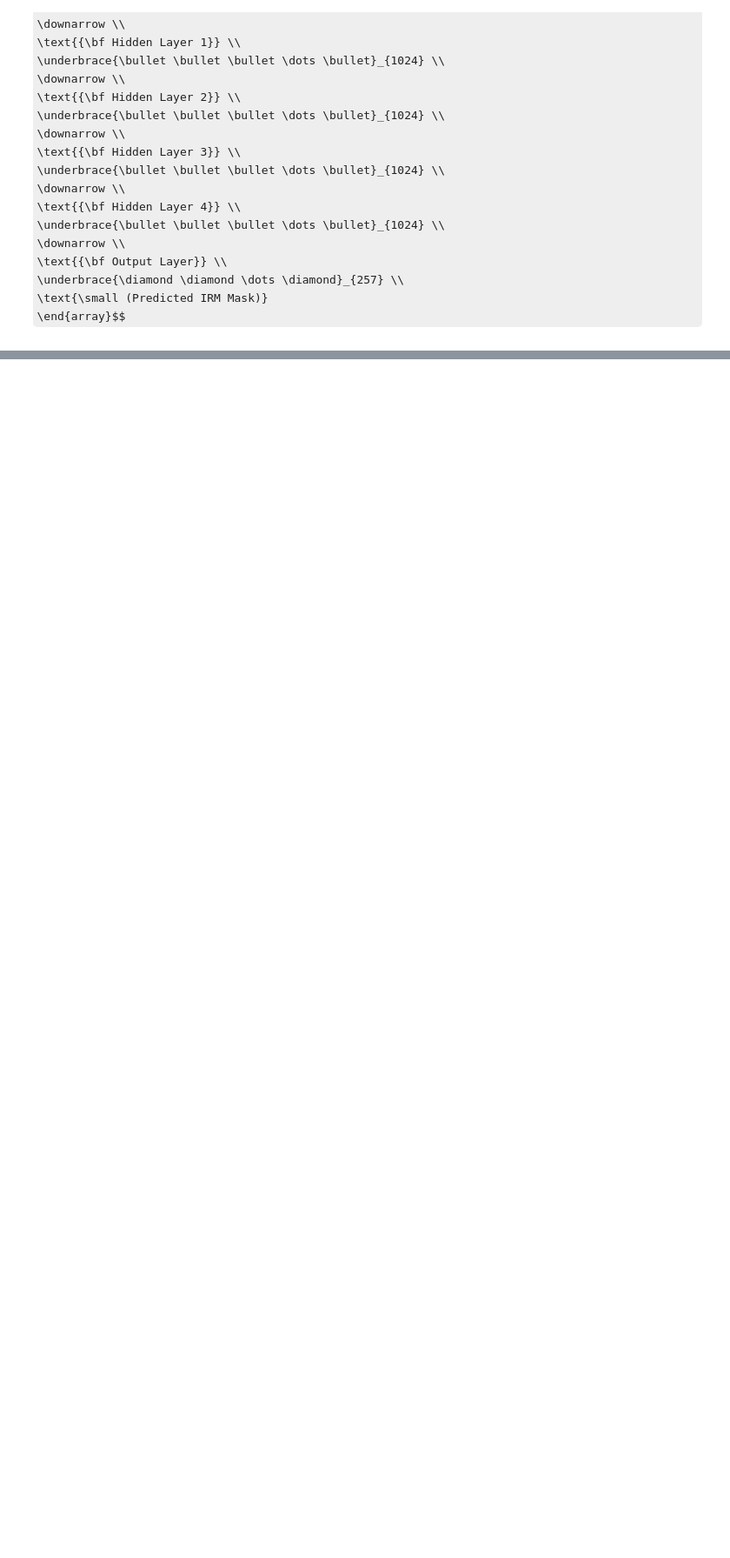
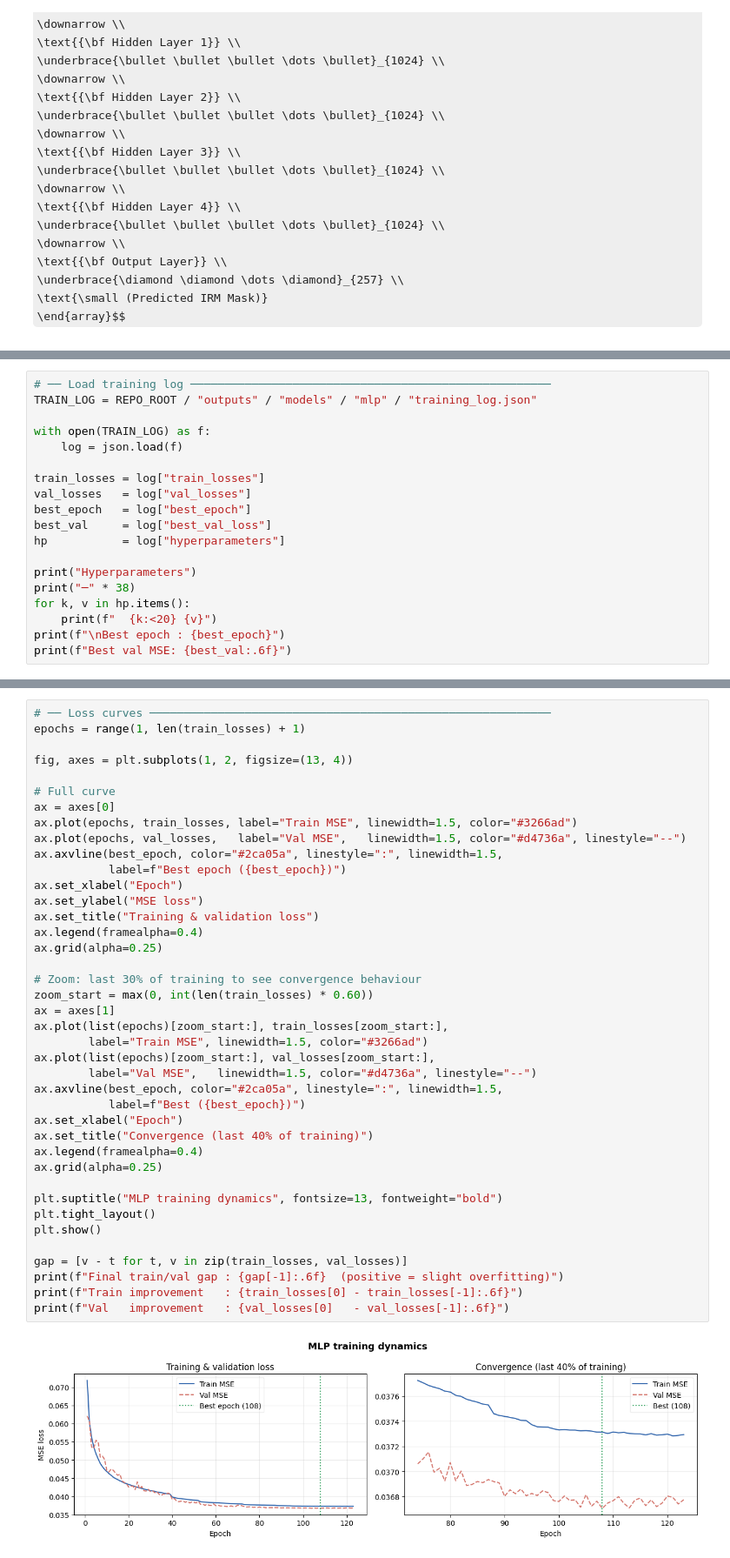
Before and after one commit to MordoTheHacker/Applied-ML-Audio-Denoising-RUG-2026, a Jupyter notebook: notebooks/05_Multi_Layer_Perceptron.ipynb, the cells around one changed output, grey strips where cells are left out. Shown at 87% size. Cells and saved outputs as stored; diff of their text form; some formulas as TeX source; blank space fills up the shorter version.

```diff
--- a/notebooks/05_Multi_Layer_Perceptron.ipynb
+++ b/notebooks/05_Multi_Layer_Perceptron.ipynb
@@ -161,0 +327,19 @@ def enhance_example(model, noisy_wav_path, stats):
+# %%
+# ── Load training log ─────────────────────────────────────────────────────
+TRAIN_LOG = REPO_ROOT / "outputs" / "models" / "mlp" / "training_log.json"
+
+with open(TRAIN_LOG) as f:
+    log = json.load(f)
+
+train_losses = log["train_losses"]
+val_losses   = log["val_losses"]
+best_epoch   = log["best_epoch"]
+best_val     = log["best_val_loss"]
+hp           = log["hyperparameters"]
+
+print("Hyperparameters")
+print("─" * 38)
+for k, v in hp.items():
+    print(f"  {k:<20} {v}")
+print(f"\nBest epoch : {best_epoch}")
+print(f"Best val MSE: {best_val:.6f}")
@@ -161,0 +358,42 @@ def enhance_example(model, noisy_wav_path, stats):
+# %%
+# ── Loss curves ───────────────────────────────────────────────────────────
+epochs = range(1, len(train_losses) + 1)
+
+fig, axes = plt.subplots(1, 2, figsize=(13, 4))
+
+# Full curve
+ax = axes[0]
+ax.plot(epochs, train_losses, label="Train MSE", linewidth=1.5, color="#3266ad")
+ax.plot(epochs, val_losses,   label="Val MSE",   linewidth=1.5, color="#d4736a", linestyle="--")
+ax.axvline(best_epoch, color="#2ca05a", linestyle=":", linewidth=1.5,
+           label=f"Best epoch ({best_epoch})")
+ax.set_xlabel("Epoch")
+ax.set_ylabel("MSE loss")
+ax.set_title("Training & validation loss")
+ax.legend(framealpha=0.4)
+ax.grid(alpha=0.25)
+
+# Zoom: last 30% of training to see convergence behaviour
+zoom_start = max(0, int(len(train_losses) * 0.60))
+ax = axes[1]
+ax.plot(list(epochs)[zoom_start:], train_losses[zoom_start:],
+        label="Train MSE", linewidth=1.5, color="#3266ad")
+ax.plot(list(epochs)[zoom_start:], val_losses[zoom_start:],
+        label="Val MSE",   linewidth=1.5, color="#d4736a", linestyle="--")
+ax.axvline(best_epoch, color="#2ca05a", linestyle=":", linewidth=1.5,
+           label=f"Best ({best_epoch})")
+ax.set_xlabel("Epoch")
+ax.set_title("Convergence (last 40% of training)")
+ax.legend(framealpha=0.4)
+ax.grid(alpha=0.25)
+
+plt.suptitle("MLP training dynamics", fontsize=13, fontweight="bold")
+plt.tight_layout()
+plt.show()
+
+gap = [v - t for t, v in zip(train_losses, val_losses)]
+print(f"Final train/val gap : {gap[-1]:.6f}  (positive = slight overfitting)")
+print(f"Train improvement   : {train_losses[0] - train_losses[-1]:.6f}")
+print(f"Val   improvement   : {val_losses[0]   - val_losses[-1]:.6f}")
+# %% [output]
+[figure, added]
```
Also changed, not shown: parts of 44 cells of this notebook, 2 other files.
